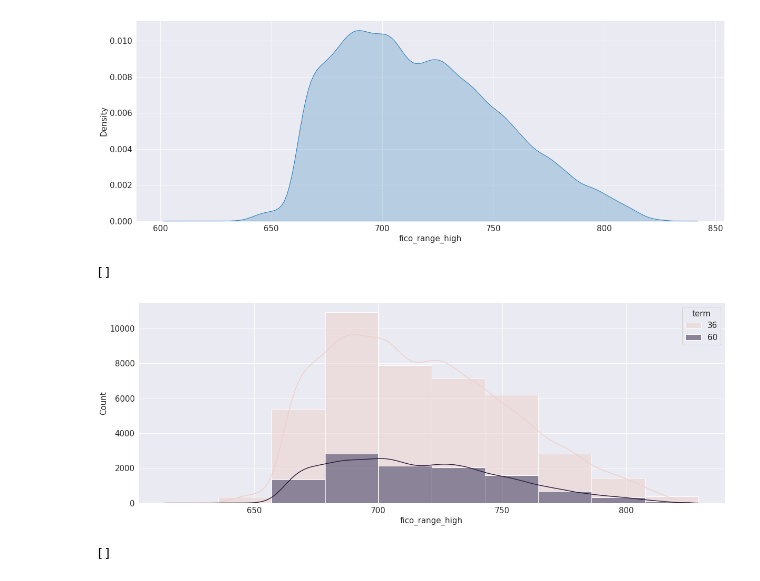
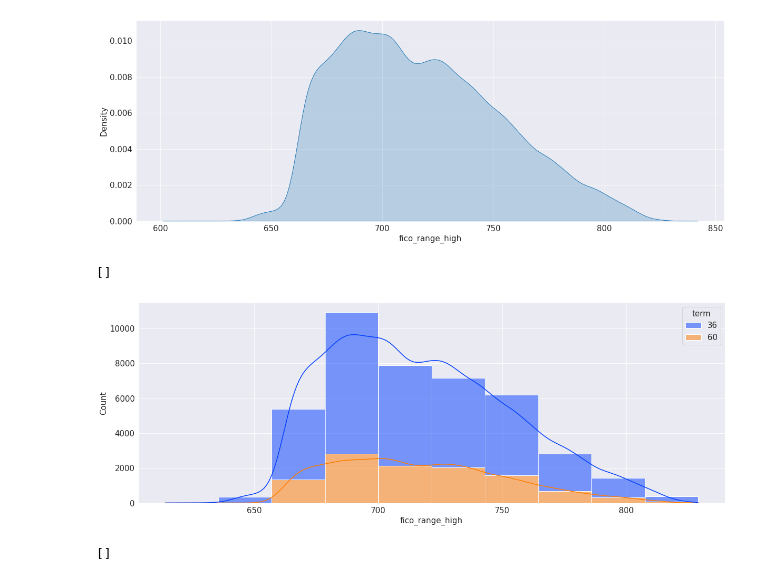
Before and after one commit to Chinmay487/money_lending_club, a Jupyter notebook: analysis.ipynb, the cells around one changed output. Saved outputs shown, nothing was run; the diff lists cells and outputs as text; code cells hidden in the pictures.

```diff
--- a/analysis.ipynb
+++ b/analysis.ipynb
@@ -549,18 +556,19 @@ plt.plot()
 # %%
 plt.rc('font', size=15)
 plt.figure(figsize=(20,7))
 sns.histplot(
     x="fico_range_high",
     hue="term",
     data=df_copy,
     kde=True,
     multiple="stack",
-    bins=10
+    bins=10,
+    palette="bright"
 )
 plt.plot()
 # %% [output]
 []
-[figure, old version]
+[figure, new version]
 # %%
 plt.rc('font', size=15)
 plt.figure(figsize=(10,6))
```
Also changed, not shown: parts of 22 cells of this notebook, 2 other files.
